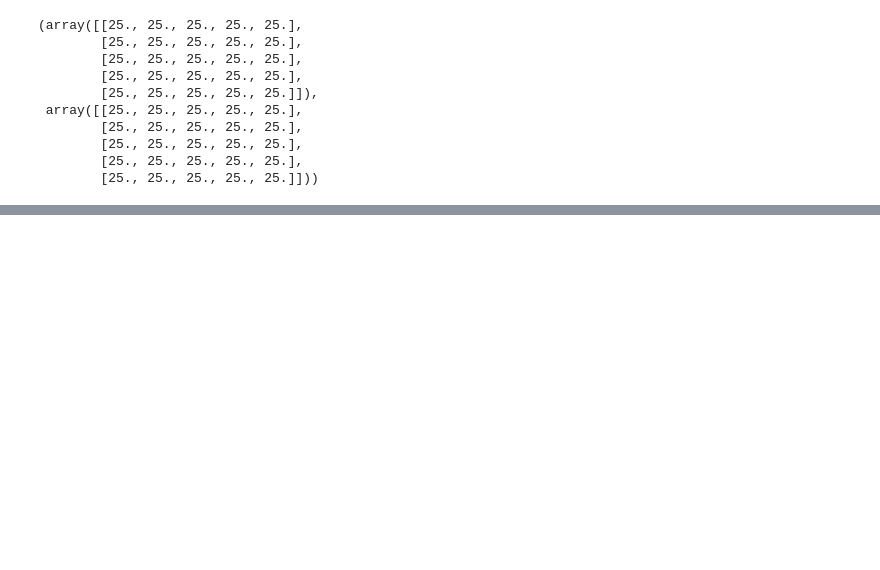
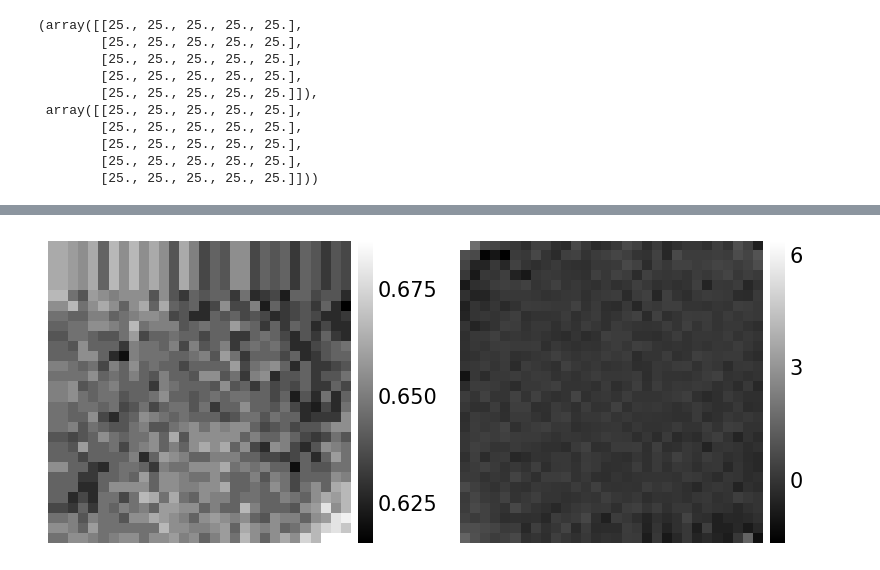
Before and after one commit to dmitrylala/denoising-fno, a Jupyter notebook: notebooks/HartleyTransform.ipynb, the cells around one changed output, grey strips where cells are left out. Saved outputs shown, nothing was run; the diff lists cells and outputs as text; code cells hidden in the pictures; blank space fills up the shorter version.

```diff
--- a/notebooks/HartleyTransform.ipynb
+++ b/notebooks/HartleyTransform.ipynb
@@ -201,0 +306,3 @@ conv_fft(a, b), conv2d_dht(a, b, padding=None)
+# %%
+# image = torch.Tensor(load_grayscale(env.data / 'lena.png') / 255.0)
+image = torch.randn(6, 6) * 10
@@ -201,0 +403,18 @@ conv_fft(a, b), conv2d_dht(a, b, padding=None)
+# %%
+# kernel = torch.Tensor(gauss_filter_kernel(3))
+# conv_dht_t = conv_dht2d_torch(image, kernel, padding=None)
+
+_ = isns.ImageGrid(
+    [
+        # check dht
+        image,
+        dht2d(image, vis=True),
+        # idht2d(dht2d(image)),
+        # check dht convolution
+        # image,
+        # conv_dht_t,
+    ],
+    height=4,
+)
+# %% [output]
+[figure, added]
```
Also changed, not shown: parts of 28 cells of this notebook, 46 other files.
